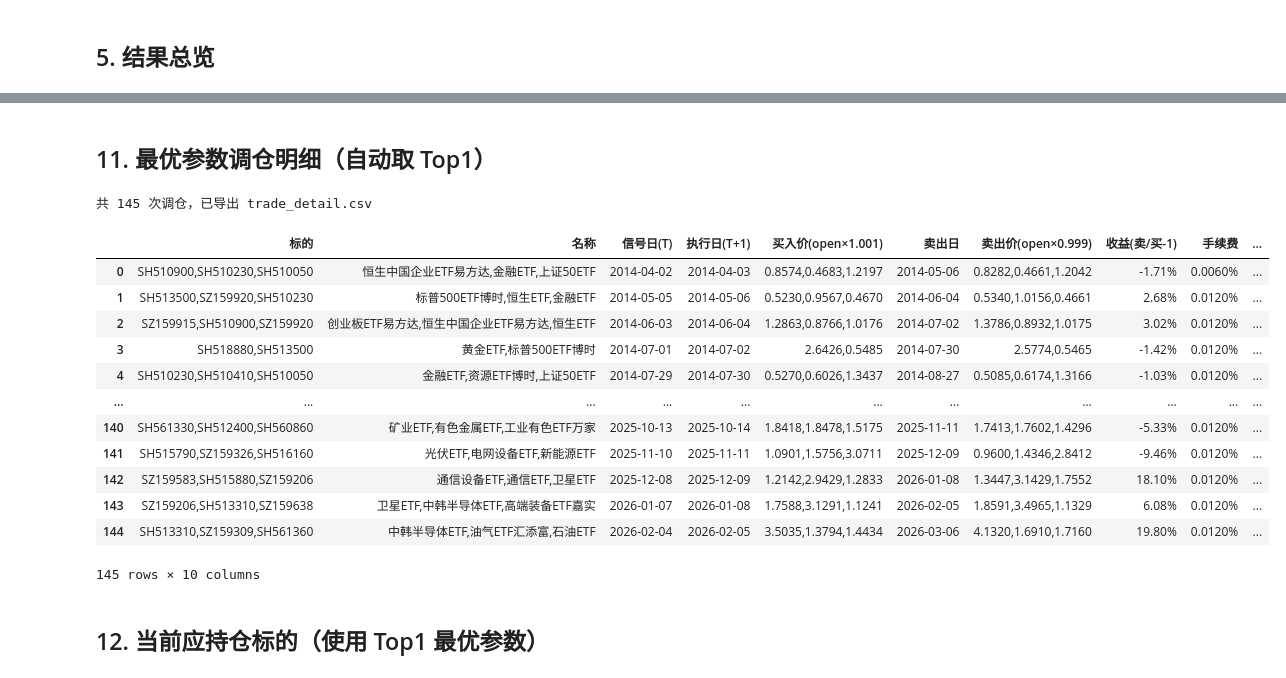
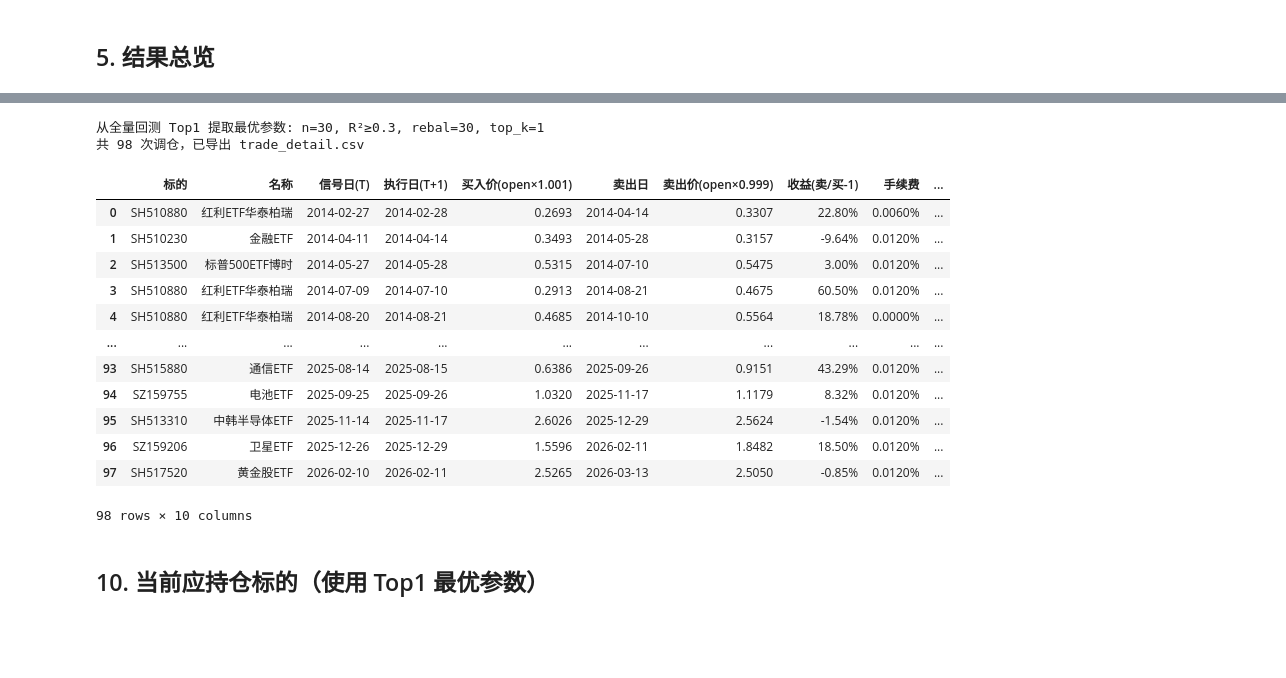
Before and after one commit to thinhunan/etf_momentum, a Jupyter notebook: momentum_backtest.ipynb, the cells around one changed output, grey strips where cells are left out. Cells and saved outputs as stored; diff of their text form; code cells hidden in the pictures; blank space fills up the shorter version.

```diff
--- a/momentum_backtest.ipynb
+++ b/momentum_backtest.ipynb
@@ -520,41 +537,0 @@ plt.show()
-# %%
-top10_rows = result_df.nlargest(10, 'annualized')
-
-# 基准：沪深300 ETF (SH510300) 买入持有
-bench_sym = 'SH510300'
-first_nav = nav_cache[
-    f"n={int(top10_rows.iloc[0]['n'])}_R2={top10_rows.iloc[0]['R2_threshold']}"
-    f"_rebal={int(top10_rows.iloc[0]['rebal_period'])}_topk={int(top10_rows.iloc[0]['top_k'])}"
-]
-if bench_sym in panel.columns:
-    bench = panel[bench_sym].reindex(first_nav.index).ffill()
-    bench_nav = bench / bench.iloc[0]
-else:
-    bench_nav = None
-
-fig, ax = plt.subplots(figsize=(14, 6))
-
-colors = plt.cm.tab10(np.linspace(0, 1, 10))
-for i, (_, row) in enumerate(top10_rows.iterrows()):
-    label = f"n={int(row['n'])}_R2={row['R2_threshold']}_rebal={int(row['rebal_period'])}_topk={int(row['top_k'])}"
-    nav = nav_cache[label]
-    short_label = f"n={int(row['n'])},R²≥{row['R2_threshold']},T={int(row['rebal_period'])},k={int(row['top_k'])}  {row['annualized']:.1%}"
-    lw = 2.0 if i == 0 else 1.2
-    alpha = 1.0 if i < 3 else 0.7
-    ax.plot(nav.index, nav.values, label=short_label, linewidth=lw, alpha=alpha, color=colors[i])
-
-if bench_nav is not None:
-    ax.plot(bench_nav.index, bench_nav.values, label='沪深300ETF 买入持有',
-            linewidth=1.5, color='black', linestyle='--', alpha=0.6)
-
-ax.set_ylabel('净值')
-ax.set_title('Top 10 参数组合净值曲线')
-ax.legend(fontsize=8, loc='upper left')
-ax.grid(True, alpha=0.3)
-plt.tight_layout()
-plt.show()
-
-print('Top 10 参数详情:')
-for i, (_, row) in enumerate(top10_rows.iterrows()):
-    print(f'  #{i+1}  n={int(row["n"])}, R²≥{row["R2_threshold"]}, T={int(row["rebal_period"])}, k={int(row["top_k"])}  '
-          f'年化={row["annualized"]:.2%}  累计={row["total_ret"]:.2%}  回撤={row["max_drawdown"]:.2%}')
@@ -653,12 +791,10 @@ display(styled)
-# %% [markdown]
-## 11. 最优参数调仓明细（自动取 Top1）
 # %%
 import json as _json
 with open('etf_all.json') as _f:
     _etf_data = _json.load(_f)
 etf_name_map = {item['symbol']: item['name'] for item in _etf_data['data']['list']}
 
-_best = result_df.nlargest(1, 'annualized').iloc[0]
+_best = result_df.nlargest(1, 'annualized_12y').iloc[0]
 BEST_N = int(_best['n'])
 BEST_R2 = _best['R2_threshold']
 BEST_REBAL = int(_best['rebal_period'])
@@ -732,48 +868,49 @@ for i, idx_pos in enumerate(rebal_indices):
 
         buy_str = ','.join(f'{buy_prices[s]:.4f}' for s in selected)
         sell_str = ','.join(f'{sell_prices[s]:.4f}' for s in selected)
     else:
         period_ret = 0.0
         sell_date = dates[min(next_signal_idx, len(dates) - 1)]
         buy_str = '-'
         sell_str = '-'
 
     prev_selected = selected
 
     trades.append({
         '标的': ','.join(selected) if selected else '空仓',
         '名称': ','.join(etf_name_map.get(s, '-') for s in selected) if selected else '-',
         '信号日(T)': signal_date.strftime('%Y-%m-%d'),
         '执行日(T+1)': exec_date.strftime('%Y-%m-%d'),
         '买入价(open×1.001)': buy_str,
         '卖出日': sell_date.strftime('%Y-%m-%d'),
         '卖出价(open×0.999)': sell_str,
         '收益(卖/买-1)': f'{period_ret:.2%}',
         '手续费': f'{trade_cost:.4%}',
         '总净值': round(cum, 4),
     })
 
 trade_df = pd.DataFrame(trades)
 trade_df.to_csv('trade_detail.csv', index=False, encoding='utf-8-sig')
 print(f'共 {len(trade_df)} 次调仓，已导出 trade_detail.csv')
 display(trade_df)
 # %% [output]
-共 145 次调仓，已导出 trade_detail.csv
+从全量回测 Top1 提取最优参数: n=30, R²≥0.3, rebal=30, top_k=1
+共 98 次调仓，已导出 trade_detail.csv
 |  | 标的 | 名称 | 信号日(T) | 执行日(T+1) | 买入价(open×1.001) | 卖出日 | 卖出价(open×0.999) | 收益(卖/买-1) | 手续费 | ... |
-| 0 | SH510900,SH510230,SH510050 | 恒生中国企业ETF易方达,金融ETF,上证50ETF | 2014-04-02 | 2014-04-03 | 0.8574,0.4683,1.2197 | 2014-05-06 | 0.8282,0.4661,1.2042 | -1.71% | 0.0060% | ... |
-| 1 | SH513500,SZ159920,SH510230 | 标普500ETF博时,恒生ETF,金融ETF | 2014-05-05 | 2014-05-06 | 0.5230,0.9567,0.4670 | 2014-06-04 | 0.5340,1.0156,0.4661 | 2.68% | 0.0120% | ... |
-| 2 | SZ159915,SH510900,SZ159920 | 创业板ETF易方达,恒生中国企业ETF易方达,恒生ETF | 2014-06-03 | 2014-06-04 | 1.2863,0.8766,1.0176 | 2014-07-02 | 1.3786,0.8932,1.0175 | 3.02% | 0.0120% | ... |
-| 3 | SH518880,SH513500 | 黄金ETF,标普500ETF博时 | 2014-07-01 | 2014-07-02 | 2.6426,0.5485 | 2014-07-30 | 2.5774,0.5465 | -1.42% | 0.0120% | ... |
-| 4 | SH510230,SH510410,SH510050 | 金融ETF,资源ETF博时,上证50ETF | 2014-07-29 | 2014-07-30 | 0.5270,0.6026,1.3437 | 2014-08-27 | 0.5085,0.6174,1.3166 | -1.03% | 0.0120% | ... |
+| 0 | SH510880 | 红利ETF华泰柏瑞 | 2014-02-27 | 2014-02-28 | 0.2693 | 2014-04-14 | 0.3307 | 22.80% | 0.0060% | ... |
+| 1 | SH510230 | 金融ETF | 2014-04-11 | 2014-04-14 | 0.3493 | 2014-05-28 | 0.3157 | -9.64% | 0.0120% | ... |
+| 2 | SH513500 | 标普500ETF博时 | 2014-05-27 | 2014-05-28 | 0.5315 | 2014-07-10 | 0.5475 | 3.00% | 0.0120% | ... |
+| 3 | SH510880 | 红利ETF华泰柏瑞 | 2014-07-09 | 2014-07-10 | 0.2913 | 2014-08-21 | 0.4675 | 60.50% | 0.0120% | ... |
+| 4 | SH510880 | 红利ETF华泰柏瑞 | 2014-08-20 | 2014-08-21 | 0.4685 | 2014-10-10 | 0.5564 | 18.78% | 0.0000% | ... |
 | ... | ... | ... | ... | ... | ... | ... | ... | ... | ... | ... |
-| 140 | SH561330,SH512400,SH560860 | 矿业ETF,有色金属ETF,工业有色ETF万家 | 2025-10-13 | 2025-10-14 | 1.8418,1.8478,1.5175 | 2025-11-11 | 1.7413,1.7602,1.4296 | -5.33% | 0.0120% | ... |
-| 141 | SH515790,SZ159326,SH516160 | 光伏ETF,电网设备ETF,新能源ETF | 2025-11-10 | 2025-11-11 | 1.0901,1.5756,3.0711 | 2025-12-09 | 0.9600,1.4346,2.8412 | -9.46% | 0.0120% | ... |
-| 142 | SZ159583,SH515880,SZ159206 | 通信设备ETF,通信ETF,卫星ETF | 2025-12-08 | 2025-12-09 | 1.2142,2.9429,1.2833 | 2026-01-08 | 1.3447,3.1429,1.7552 | 18.10% | 0.0120% | ... |
-| 143 | SZ159206,SH513310,SZ159638 | 卫星ETF,中韩半导体ETF,高端装备ETF嘉实 | 2026-01-07 | 2026-01-08 | 1.7588,3.1291,1.1241 | 2026-02-05 | 1.8591,3.4965,1.1329 | 6.08% | 0.0120% | ... |
-| 144 | SH513310,SZ159309,SH561360 | 中韩半导体ETF,油气ETF汇添富,石油ETF | 2026-02-04 | 2026-02-05 | 3.5035,1.3794,1.4434 | 2026-03-06 | 4.1320,1.6910,1.7160 | 19.80% | 0.0120% | ... |
+| 93 | SH515880 | 通信ETF | 2025-08-14 | 2025-08-15 | 0.6386 | 2025-09-26 | 0.9151 | 43.29% | 0.0120% | ... |
+| 94 | SZ159755 | 电池ETF | 2025-09-25 | 2025-09-26 | 1.0320 | 2025-11-17 | 1.1179 | 8.32% | 0.0120% | ... |
+| 95 | SH513310 | 中韩半导体ETF | 2025-11-14 | 2025-11-17 | 2.6026 | 2025-12-29 | 2.5624 | -1.54% | 0.0120% | ... |
+| 96 | SZ159206 | 卫星ETF | 2025-12-26 | 2025-12-29 | 1.5596 | 2026-02-11 | 1.8482 | 18.50% | 0.0120% | ... |
+| 97 | SH517520 | 黄金股ETF | 2026-02-10 | 2026-02-11 | 2.5265 | 2026-03-13 | 2.5050 | -0.85% | 0.0120% | ... |
-145 rows × 10 columns
+98 rows × 10 columns
 # %% [markdown]
-## 12. 当前应持仓标的（使用 Top1 最优参数）
+## 10. 当前应持仓标的（使用 Top1 最优参数）
 # %%
 latest_date = panel.index[-1]
 s_now = slope.loc[latest_date].dropna()
```
Also changed, not shown: parts of 23 cells of this notebook, 5 other files.
